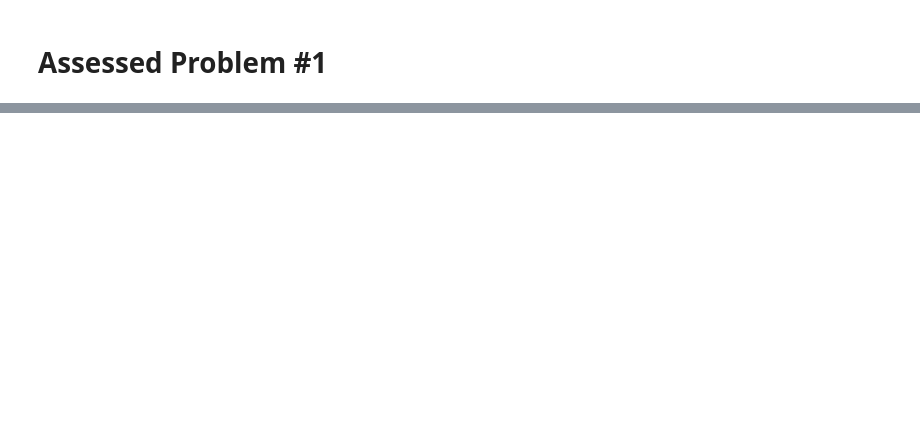
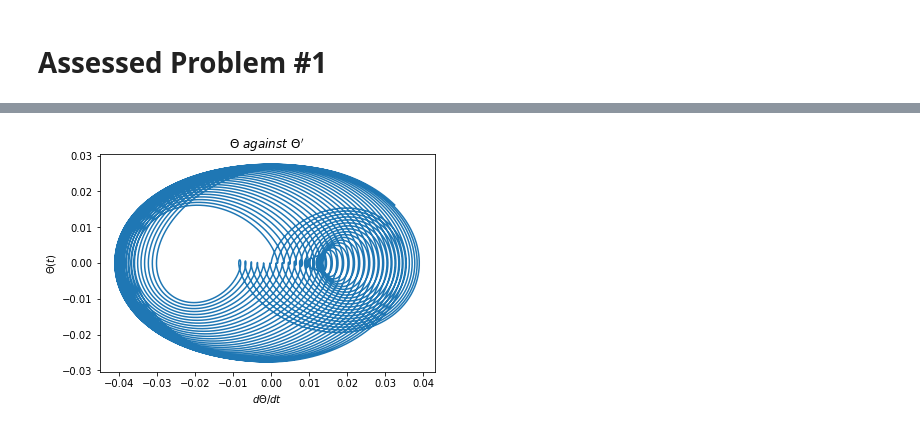
Before and after one commit to FHomewood/ScientificComputing, a Jupyter notebook: Assessment_3/Problem_1.ipynb, the cells around one changed output, grey strips where cells are left out. Drawn from its saved outputs; the diff is of its cells as text; code cells hidden in the pictures; blank space fills up the shorter version.

```diff
--- a/Assessment_3/Problem_1.ipynb
+++ b/Assessment_3/Problem_1.ipynb
@@ -56,0 +119,8 @@ Maximum Omega is : 0.5
+# %%
+plot(Y[:,0],Y[:,1])
+title("$\Theta \ against\  \Theta '$")
+xlabel("$ {d\Theta}/{dt}$")
+ylabel("$ \Theta(t) $")
+show()
+# %% [output]
+[figure, added]
```
Also changed, not shown: parts of 6 cells of this notebook, 2 other files.
